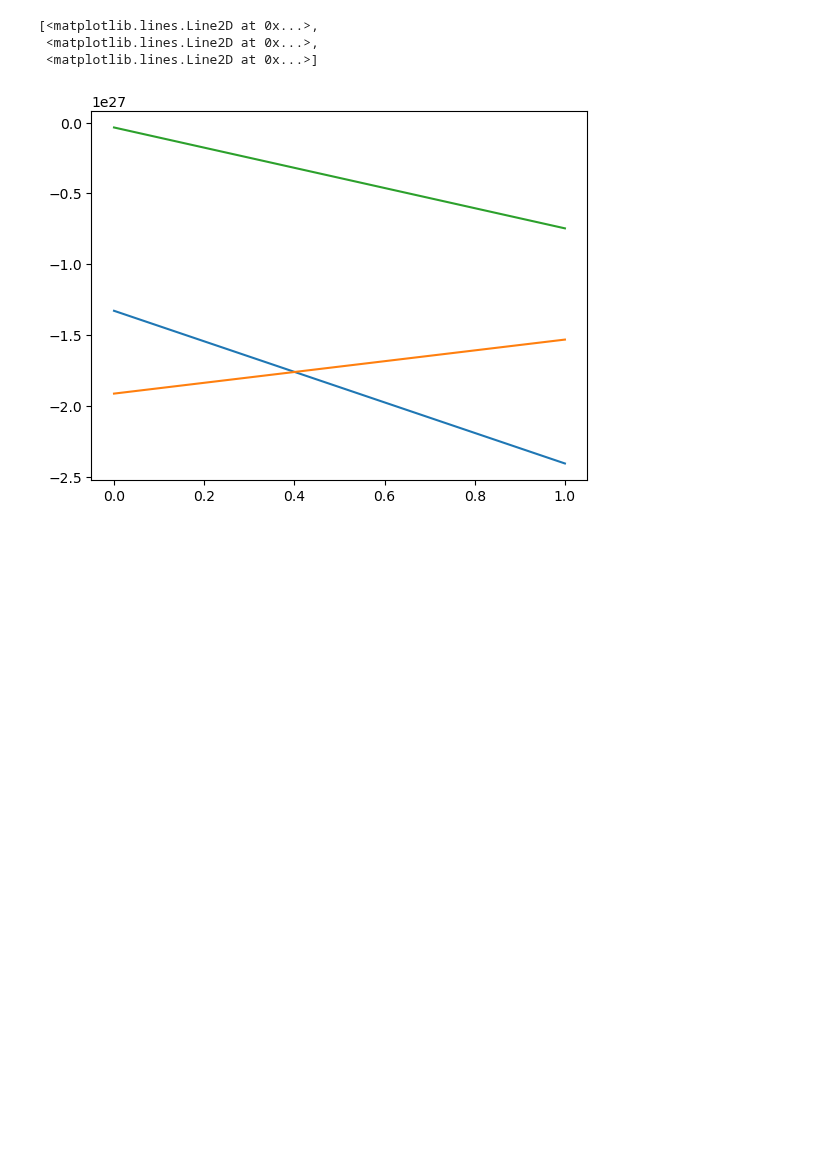
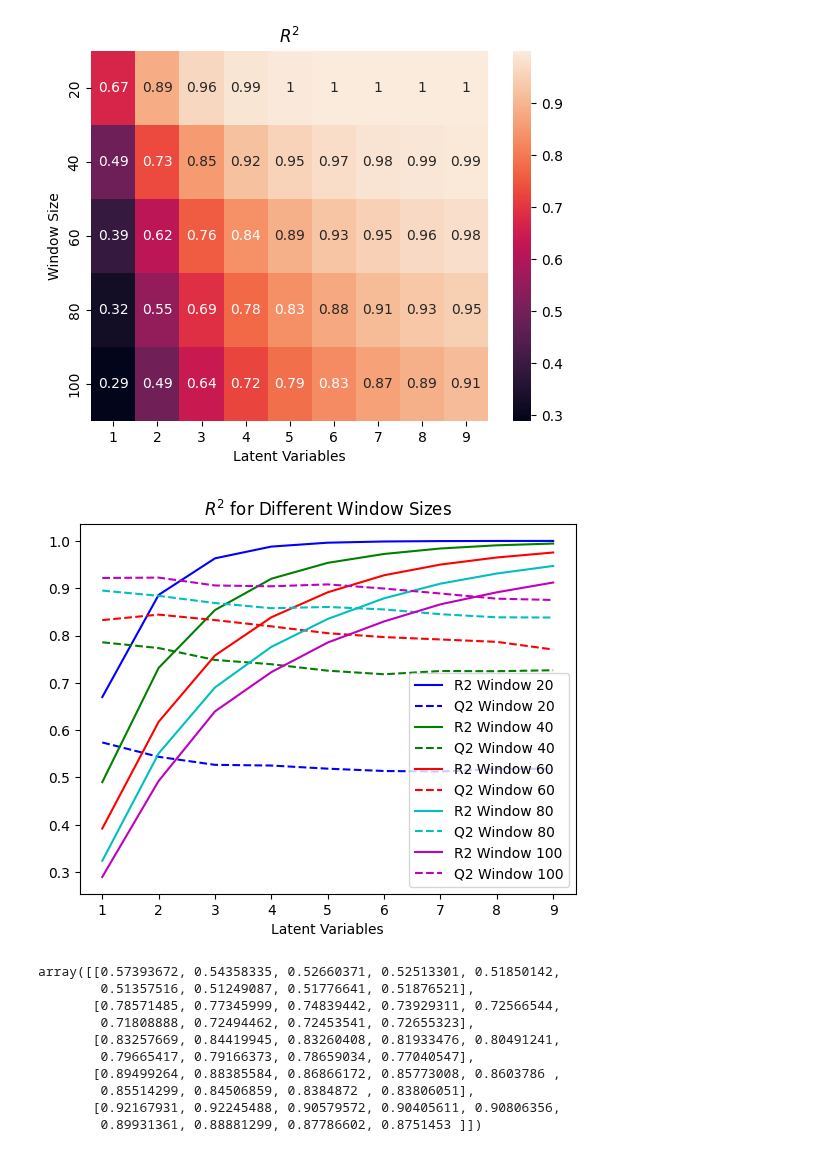
Before and after one commit to PauliAnt/ADAML_PA, a Jupyter notebook: week07_dynamic_model.ipynb, the cells around one changed output. Drawn from its saved outputs; the diff is of its cells as text; code cells hidden in the pictures; blank space fills up the shorter version.

```diff
--- a/week07_dynamic_model.ipynb
+++ b/week07_dynamic_model.ipynb
@@ -56,14 +74,45 @@ for ii,window_size in enumerate(windows):
 
         R2_mean[ii,latent_variables-1] = np.mean(R2)
         Q2_mean[ii,latent_variables-1] = np.mean(Q2)
-# %%
-import matplotlib.pyplot as plt
-
-# plt.plot(R2_mean.T)
-plt.plot(Q2_mean[0:,:2].T)
-# plt.ylim(-10,1.1)
-# %% [output]
-[<matplotlib.lines.Line2D at 0x...>,
- <matplotlib.lines.Line2D at 0x...>,
- <matplotlib.lines.Line2D at 0x...>]
-[figure, removed]
+# %%
+import matplotlib.pyplot as plt
+import seaborn as sns
+
+heatmap_R2 = plt.figure()
+sns.heatmap(R2_mean, annot=True, xticklabels=range(1,lv_nums+1), yticklabels=windows)
+plt.ylabel('Window Size')
+plt.xlabel('Latent Variables')
+plt.title(r'$R^2$')
+
+plt.figure()
+colors = ['b', 'g', 'r', 'c', 'm']
+for i in range(R2_mean.shape[0]):
+    plt.plot(range(1, lv_nums + 1), R2_mean[i, :], label=f'R2 Window {windows[i]}', color=colors[i])
+    plt.plot(range(1, lv_nums + 1), Q2_mean[i, :], label=f'Q2 Window {windows[i]}', linestyle='--', color=colors[i])
+plt.xlabel('Latent Variables')
+# plt.ylabel(r'$R^2$')
+plt.title(r'$R^2$ for Different Window Sizes')
+plt.legend()
+plt.show()
+
+heatmap_Q2 = plt.figure()
+sns.heatmap(Q2_mean, annot=True, xticklabels=range(1,lv_nums+1), yticklabels=windows)
+plt.ylabel('Window Size')
+plt.xlabel('Latent Variables')
+plt.title(r'$Q^2$')
+# plt.plot(R2_mean.T)
+# plt.plot(Q2_mean[0:,:2].T)
+# plt.ylim(-10,1.1)
+# %% [output]
+[figure, added]
+[figure, added]
+array([[0.57393672, 0.54358335, 0.52660371, 0.52513301, 0.51850142,
+        0.51357516, 0.51249087, 0.51776641, 0.51876521],
+       [0.78571485, 0.77345999, 0.74839442, 0.73929311, 0.72566544,
+        0.71808888, 0.72494462, 0.72453541, 0.72655323],
+       [0.83257669, 0.84419945, 0.83260408, 0.81933476, 0.80491241,
+        0.79665417, 0.79166373, 0.78659034, 0.77040547],
+       [0.89499264, 0.88385584, 0.86866172, 0.85773008, 0.8603786 ,
+        0.85514299, 0.84506859, 0.8384872 , 0.83806051],
+       [0.92167931, 0.92245488, 0.90579572, 0.90405611, 0.90806356,
+        0.89931361, 0.88881299, 0.87786602, 0.8751453 ]])
```
Also changed, not shown: parts of 4 cells of this notebook.
